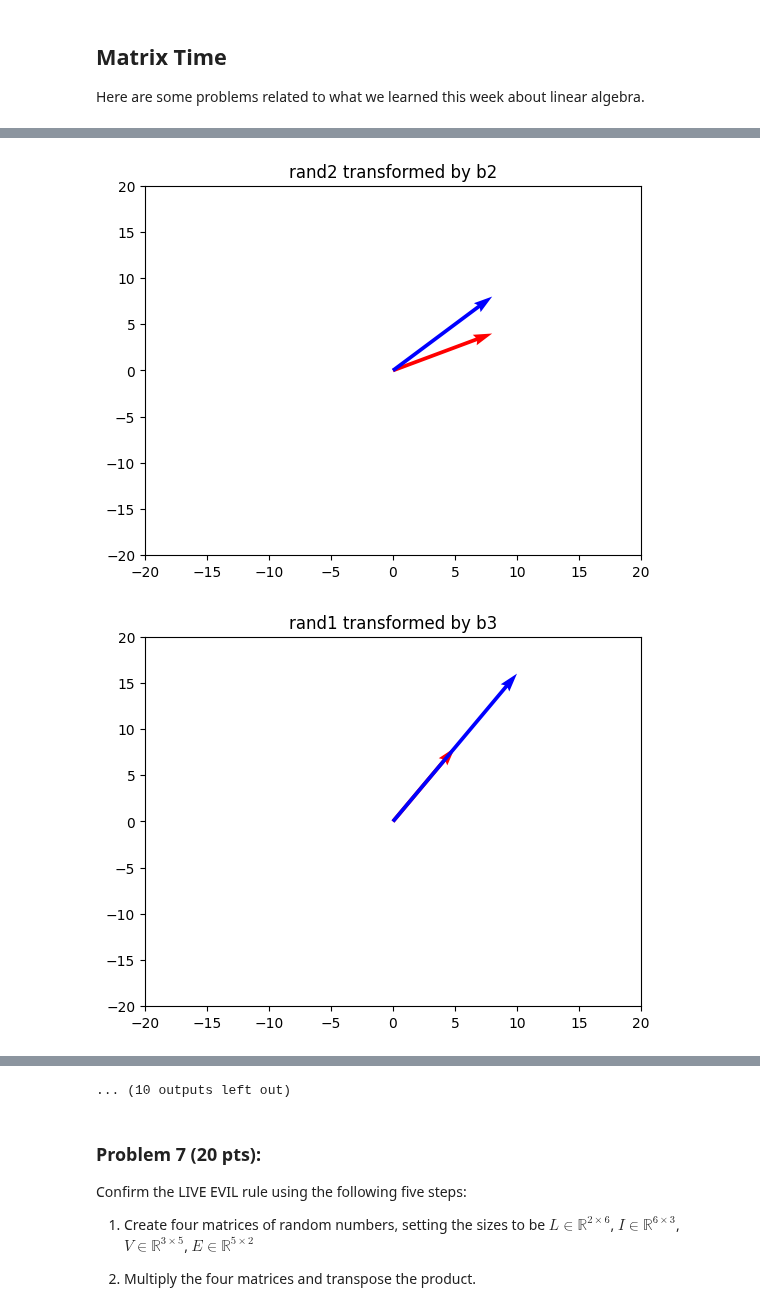
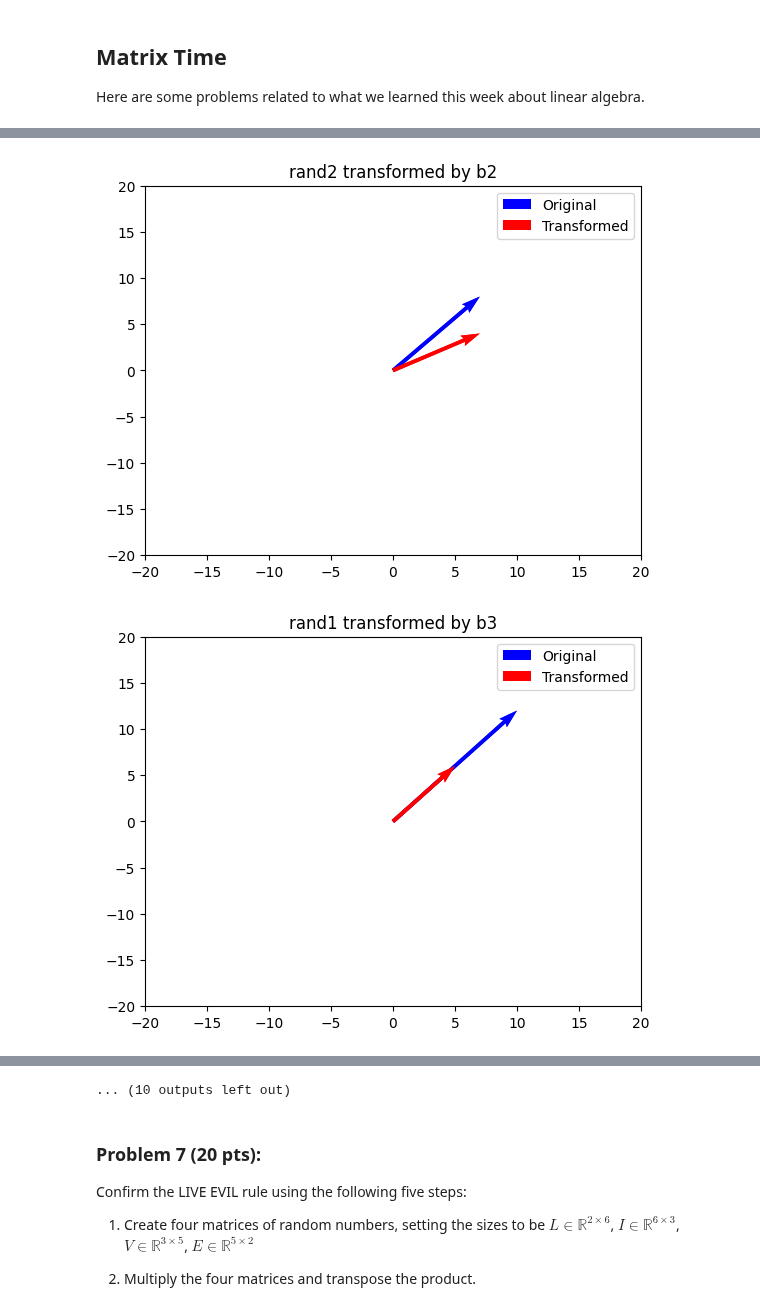
Before and after one commit to jklinck/AD450Winter2026, a Jupyter notebook: week_7_data_cleaning_matrix.ipynb, the cells around one changed output, grey strips where cells are left out. Saved outputs shown, nothing was run; the diff lists cells and outputs as text; code cells hidden in the pictures.

```diff
--- a/week_7_data_cleaning_matrix.ipynb
+++ b/week_7_data_cleaning_matrix.ipynb
@@ -329,21 +329,6 @@ rand2 = np.random.randint(0,9, size=(2,1))
 # plt.title('Description of Transformation')
 # plt.show()
 
-# quiver = plt.quiver([0, 0], # Sets the x-cordinate of the start of the vectors
-#                     [0, 0], # Sets the y-cordinate of the start of the vectors
-#                     [rand1[0, 0], a1[0, 0]],
-#                     [rand1[1, 0], a1[1, 0]],
-#            angles='xy',
-#            scale_units='xy',
-#            scale=1,
-#            color=['r','b'])
-# plt.xlim(-10, 10)
-# plt.ylim(-10, 10)
-# plt.quiverkey(quiver, 1, 1, 1, 'orginal vector', coordinates='data')
-# plt.quiverkey(quiver, -1, -1.5, 1, 'transformed vector', coordinates='data')
-# plt.title('Transforming a1 by rand1')
-# plt.show()
-
 matrices = [a1, a2, a3, b1, b2, b3, c1, c2, d1, d2, d3]
 matrices_strings = ["a1", "a2", "a3", "b1", "b2", "b3", "c1", "c2", "d1", "d2", "d3"]
 randoms = [rand1, rand2]
@@ -353,12 +338,31 @@ for i in range(len(matrices)):
         curr_matrix = matrices[i]
         curr_rand = randoms[j]
         transformed =  curr_matrix @ curr_rand
+
+        # quiver = plt.quiver(
+        #     [0, 0], [0, 0],
+        #     [curr_rand[0, 0], transformed[0, 0]],
+        #     [curr_rand[1, 0], transformed[1, 0]],
+        #     angles="xy", scale_units="xy", scale=1,
+        #     color=["r", "b"]
+        # )
+
         quiver = plt.quiver(
             [0, 0], [0, 0],
-            [curr_rand[0, 0], transformed[0, 0]],
-            [curr_rand[1, 0], transformed[1, 0]],
+            transformed[0, 0],
+            transformed[1, 0],
             angles="xy", scale_units="xy", scale=1,
-            color=["r", "b"]
+            color="b",
+            label="Original"
+        )
+
+        quiver = plt.quiver(
+            [0, 0], [0, 0],
+            curr_rand[0, 0],
+            curr_rand[1, 0],
+            angles="xy", scale_units="xy", scale=1,
+            color="r",
+            label="Transformed"
         )
 
         plt.xlim(-20, 20)
@@ -368,5 +372,6 @@ for i in range(len(matrices)):
         plt.quiverkey(quiver, 6, 8, 1, "", coordinates="data")
 
         plt.title(f"rand{j+1} transformed by {matrices_strings[i]}")
+        plt.legend()
         plt.show()
 # %% [output]
@@ -382,2 +387,2 @@ for i in range(len(matrices)):
-[figure, old version]
+[figure, new version]
-[figure, old version]
+[figure, new version]
```
Also changed, not shown: parts of 3 cells of this notebook.
